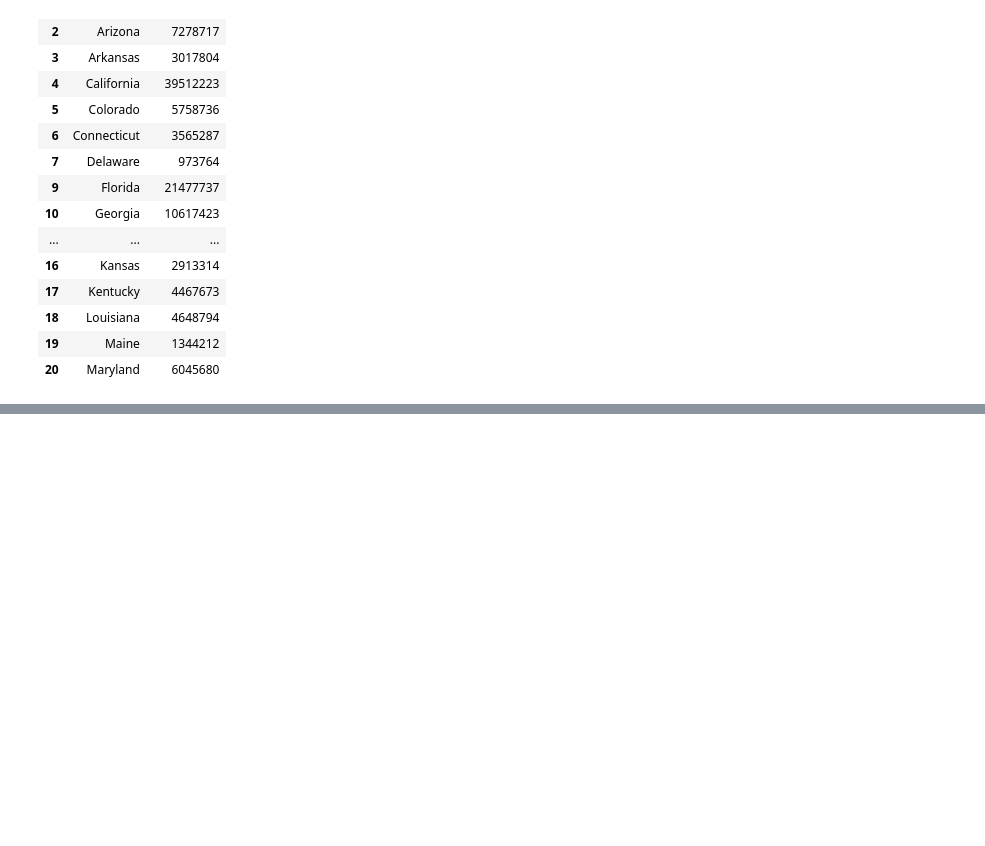
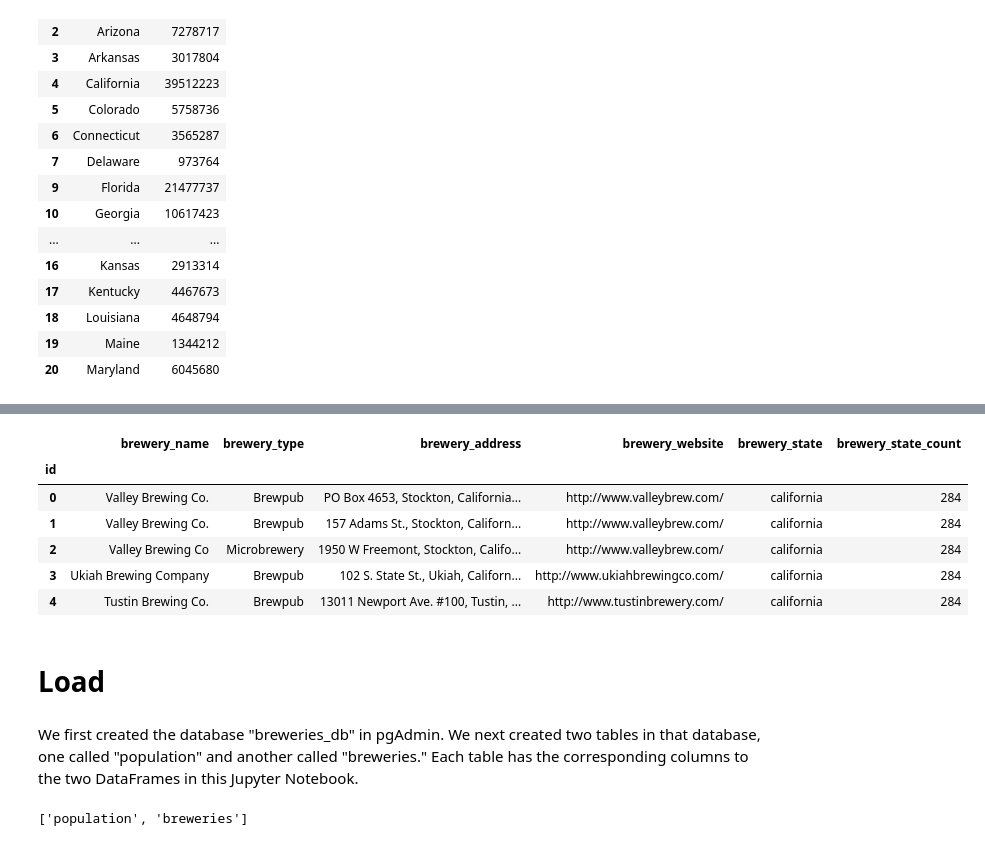
Before and after one commit to NateWitte/ETL-Project, a Jupyter notebook: UnitedStatesBreweries.ipynb, the cells around one changed output, grey strips where cells are left out. Cells and saved outputs as stored; diff of their text form; code cells hidden in the pictures; blank space fills up the shorter version.

```diff
--- a/UnitedStatesBreweries.ipynb
+++ b/UnitedStatesBreweries.ipynb
@@ -106,0 +190,5 @@ AttributeError: 'function' object has no attribute 'head'
+# %%
+#Add id column for data table primary key
+new_column=brew_transformed.index
+brew_transformed["id"]=new_column
+brew_transformed.head()
@@ -106,0 +206,23 @@ AttributeError: 'function' object has no attribute 'head'
+# %%
+# Set index to be id
+brew_transformed.set_index("id", inplace=True)
+
+brew_transformed.head()
+# %% [output]
+|  | brewery_name | brewery_type | brewery_address | brewery_website | brewery_state | brewery_state_count |
+| id |  |  |  |  |  |  |
+| 0 | Valley Brewing Co. | Brewpub | PO Box 4653, Stockton, California... | http://www.valleybrew.com/ | california | 284 |
+| 1 | Valley Brewing Co. | Brewpub | 157 Adams St., Stockton, Californ... | http://www.valleybrew.com/ | california | 284 |
+| 2 | Valley Brewing Co | Microbrewery | 1950 W Freemont, Stockton, Califo... | http://www.valleybrew.com/ | california | 284 |
+| 3 | Ukiah Brewing Company | Brewpub | 102 S. State St., Ukiah, Californ... | http://www.ukiahbrewingco.com/ | california | 284 |
+| 4 | Tustin Brewing Co. | Brewpub | 13011 Newport Ave. #100, Tustin, ... | http://www.tustinbrewery.com/ | california | 284 |
+# %% [markdown]
+# Load
+# %% [markdown]
+We first created the database "breweries_db" in pgAdmin. We next created two tables in that database, one called "population" and another called "breweries." Each table has the corresponding columns to the two DataFrames in this Jupyter Notebook.
+# %%
+connection_string = f"{username}:{password}@localhost:5432/breweries_db"
+engine = create_engine(f'postgresql://{connection_string}') # Confirm tables
+engine.table_names()
+# %% [output]
+['population', 'breweries']
```
Also changed, not shown: parts of 7 cells of this notebook, 3 other files.
